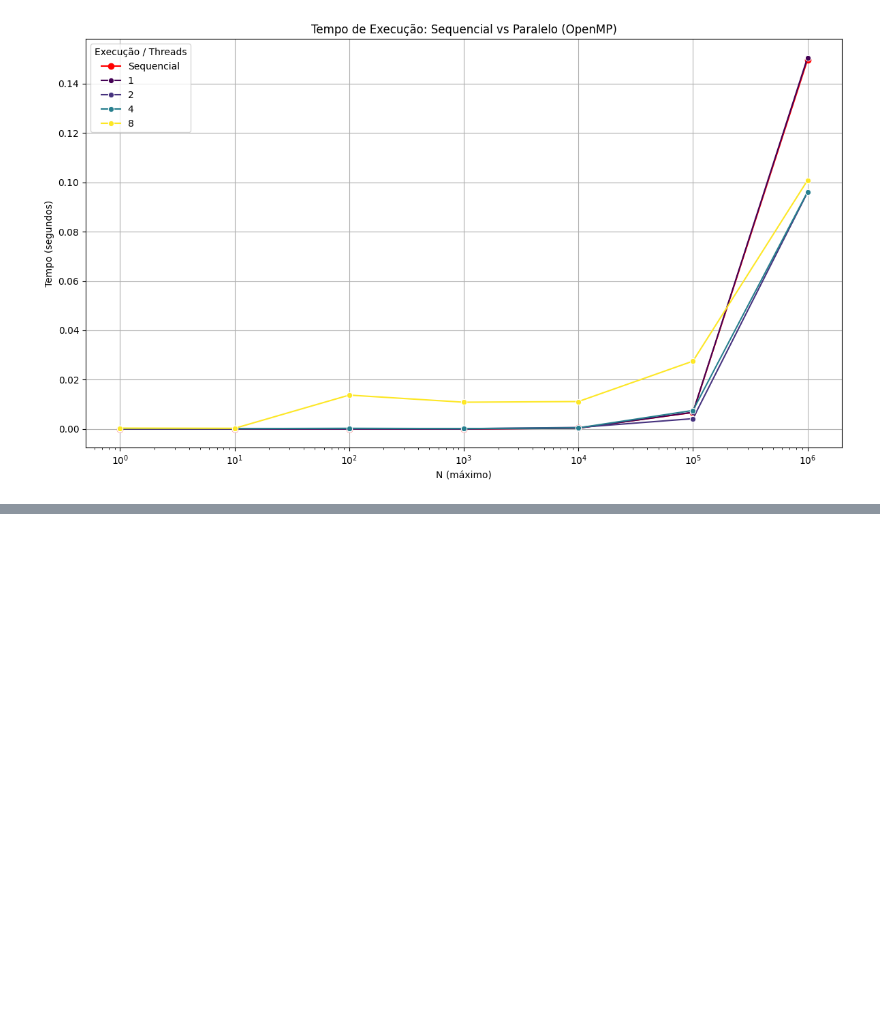
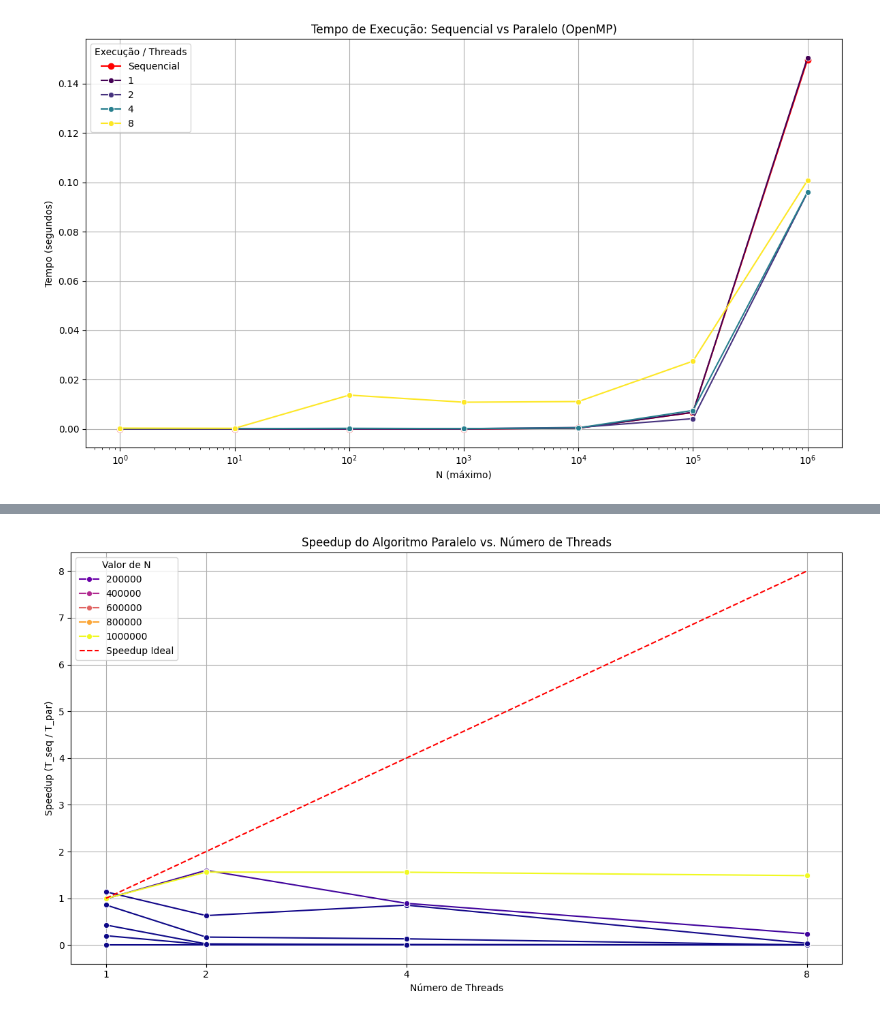
Before and after one commit to polianaraujo/parallelp, a Jupyter notebook: tarefa05/graphic.ipynb, the cells around one changed output, grey strips where cells are left out. Saved outputs shown, nothing was run; the diff lists cells and outputs as text; code cells hidden in the pictures; blank space fills up the shorter version.

```diff
--- a/tarefa05/graphic.ipynb
+++ b/tarefa05/graphic.ipynb
@@ -63,0 +96,37 @@ plt.show()
+# %%
+import pandas as pd
+import matplotlib.pyplot as plt
+import seaborn as sns
+
+# Supondo que 'df' é seu DataFrame
+df = pd.read_csv('seus_dados.csv')
+
+# 1. Separar os dados sequenciais para usar como base
+df_seq = df[df['Tipo'] == 'Sequencial'][['N', 'Tempo']].rename(columns={'Tempo': 'Tempo_Seq'})
+
+# 2. Juntar os tempos sequenciais com os dados paralelos
+df_paralelo = df[df['Tipo'] == 'Paralelo']
+df_merged = pd.merge(df_paralelo, df_seq, on='N')
+
+# 3. Calcular o Speedup
+df_merged['Speedup'] = df_merged['Tempo_Seq'] / df_merged['Tempo']
+
+# 4. Plotar o Gráfico de Speedup
+plt.figure(figsize=(12, 7))
+sns.lineplot(data=df_merged, x='Threads', y='Speedup', hue='N', marker='o', palette='plasma')
+
+# Adicionar a linha de Speedup Ideal (Speedup = Nº de Threads)
+threads = sorted(df_merged['Threads'].unique())
+plt.plot(threads, threads, 'r--', label='Speedup Ideal')
+
+# Configurações do gráfico
+plt.title('Speedup do Algoritmo Paralelo vs. Número de Threads')
+plt.xlabel('Número de Threads')
+plt.ylabel('Speedup (T_seq / T_par)')
+plt.xticks(threads) # Forçar ticks para 1, 2, 4, 8
+plt.legend(title='Valor de N')
+plt.grid(True)
+plt.tight_layout()
+plt.show()
+# %% [output]
+[figure, added]
```
Also changed, not shown: parts of 2 cells of this notebook.
